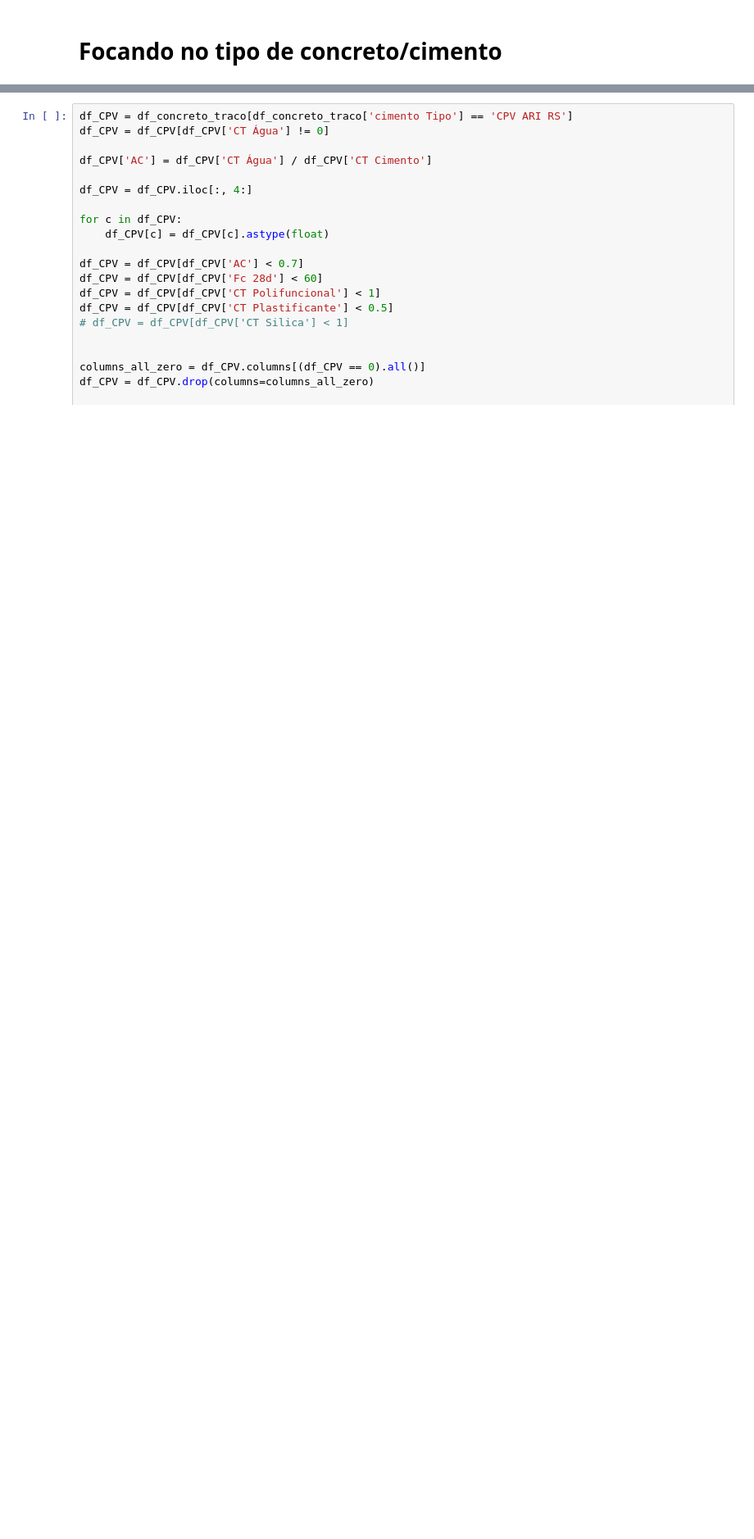
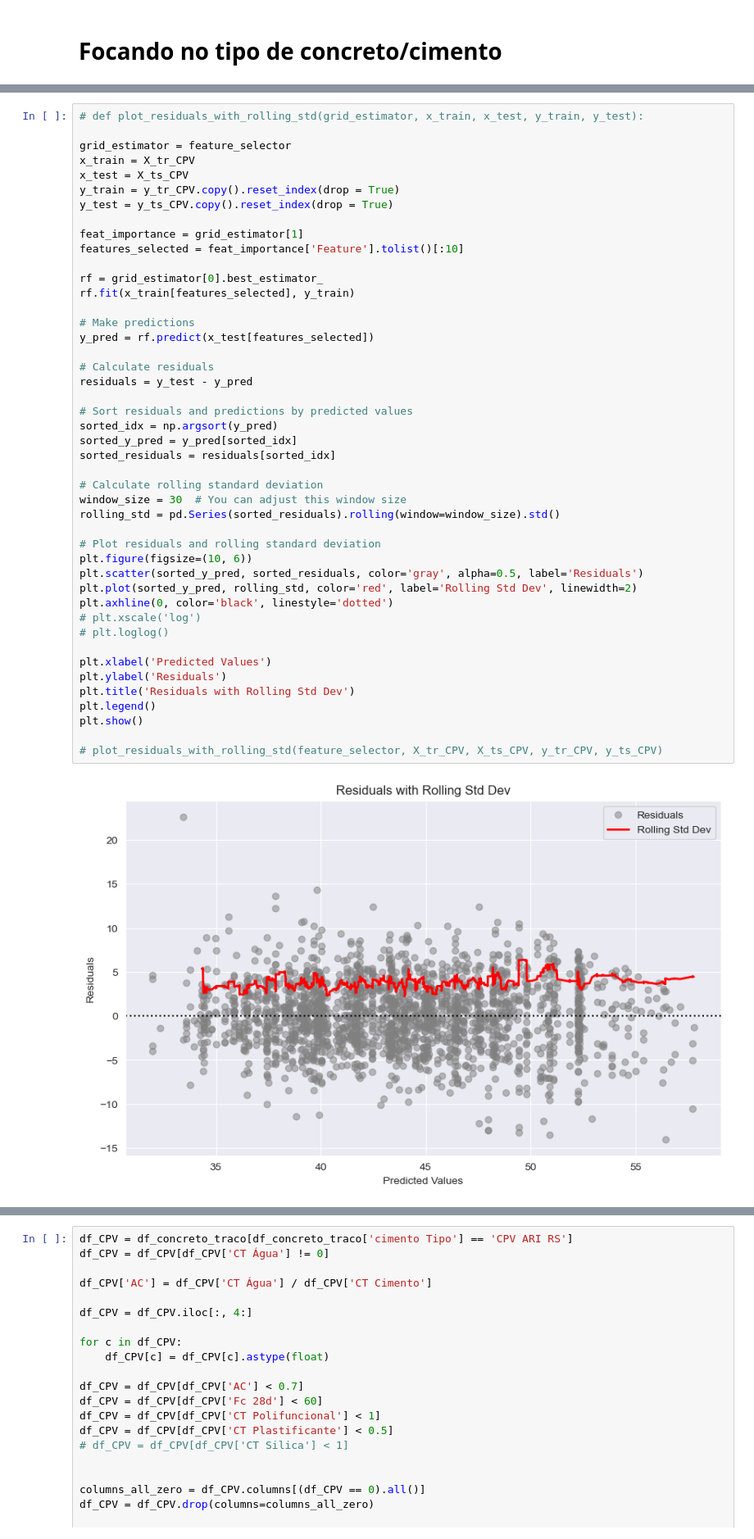
Before and after one commit to arthurhirez/EMBRAPII-Concreto, a Jupyter notebook: COncreto_Pre.ipynb, the cells around one changed output, grey strips where cells are left out. Shown at 82% size. Saved outputs shown, nothing was run; the diff lists cells and outputs as text; blank space fills up the shorter version.

```diff
--- a/COncreto_Pre.ipynb
+++ b/COncreto_Pre.ipynb
@@ -1132,0 +1022,47 @@ Name: CT Cimento, dtype: int64
+# %%
+# def plot_residuals_with_rolling_std(grid_estimator, x_train, x_test, y_train, y_test):
+
+grid_estimator = feature_selector
+x_train = X_tr_CPV
+x_test = X_ts_CPV
+y_train = y_tr_CPV.copy().reset_index(drop = True)
+y_test = y_ts_CPV.copy().reset_index(drop = True)
+
+feat_importance = grid_estimator[1]
+features_selected = feat_importance['Feature'].tolist()[:10]
+
+rf = grid_estimator[0].best_estimator_
+rf.fit(x_train[features_selected], y_train)
+
+# Make predictions
+y_pred = rf.predict(x_test[features_selected])
+
+# Calculate residuals
+residuals = y_test - y_pred
+
+# Sort residuals and predictions by predicted values
+sorted_idx = np.argsort(y_pred)
+sorted_y_pred = y_pred[sorted_idx]
+sorted_residuals = residuals[sorted_idx]
+
+# Calculate rolling standard deviation
+window_size = 30  # You can adjust this window size
+rolling_std = pd.Series(sorted_residuals).rolling(window=window_size).std()
+
+# Plot residuals and rolling standard deviation
+plt.figure(figsize=(10, 6))
+plt.scatter(sorted_y_pred, sorted_residuals, color='gray', alpha=0.5, label='Residuals')
+plt.plot(sorted_y_pred, rolling_std, color='red', label='Rolling Std Dev', linewidth=2)
+plt.axhline(0, color='black', linestyle='dotted')
+# plt.xscale('log')
+# plt.loglog()
+
+plt.xlabel('Predicted Values')
+plt.ylabel('Residuals')
+plt.title('Residuals with Rolling Std Dev')
+plt.legend()
+plt.show()
+
+# plot_residuals_with_rolling_std(feature_selector, X_tr_CPV, X_ts_CPV, y_tr_CPV, y_ts_CPV)
+# %% [output]
+[figure, added]
```
Also changed, not shown: parts of 30 cells of this notebook.
